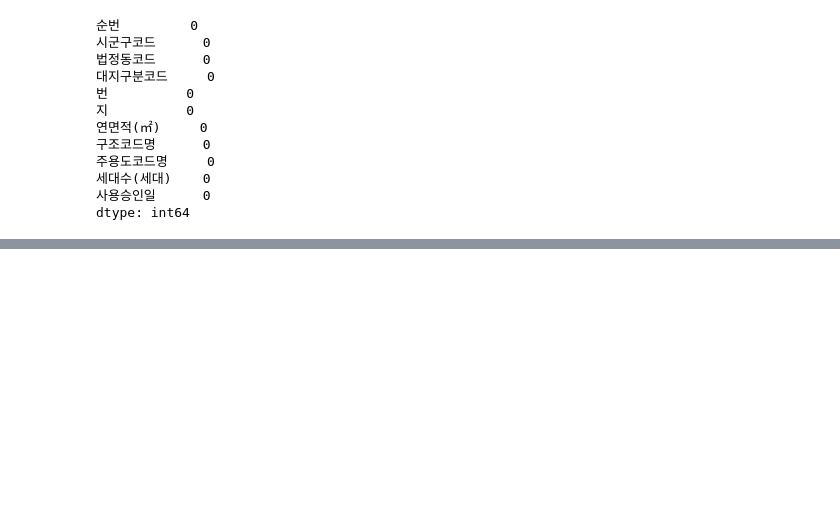
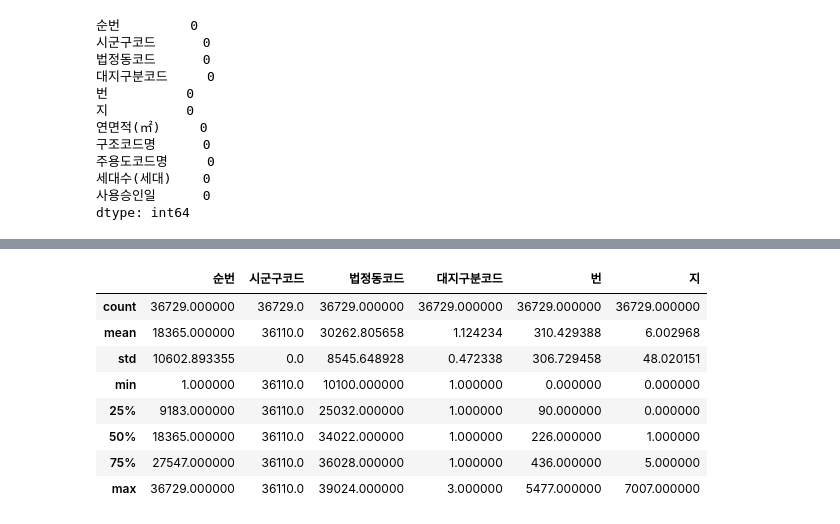
Before and after one commit to oni-ss/competition, a Jupyter notebook: sejong/sejong_sion2.ipynb, the cells around one changed output, grey strips where cells are left out. Saved outputs shown, nothing was run; the diff lists cells and outputs as text; code cells hidden in the pictures; blank space fills up the shorter version.

```diff
--- a/sejong/sejong_sion2.ipynb
+++ b/sejong/sejong_sion2.ipynb
@@ -242,0 +266,12 @@ dtype: int64
+# %%
+표제부.describe()
+# %% [output]
+|  | 순번 | 시군구코드 | 법정동코드 | 대지구분코드 | 번 | 지 |
+| count | 36729.000000 | 36729.0 | 36729.000000 | 36729.000000 | 36729.000000 | 36729.000000 |
+| mean | 18365.000000 | 36110.0 | 30262.805658 | 1.124234 | 310.429388 | 6.002968 |
+| std | 10602.893355 | 0.0 | 8545.648928 | 0.472338 | 306.729458 | 48.020151 |
+| min | 1.000000 | 36110.0 | 10100.000000 | 1.000000 | 0.000000 | 0.000000 |
+| 25% | 9183.000000 | 36110.0 | 25032.000000 | 1.000000 | 90.000000 | 0.000000 |
+| 50% | 18365.000000 | 36110.0 | 34022.000000 | 1.000000 | 226.000000 | 1.000000 |
+| 75% | 27547.000000 | 36110.0 | 36028.000000 | 1.000000 | 436.000000 | 5.000000 |
+| max | 36729.000000 | 36110.0 | 39024.000000 | 3.000000 | 5477.000000 | 7007.000000 |
```
Also changed, not shown: parts of 29 cells of this notebook.
